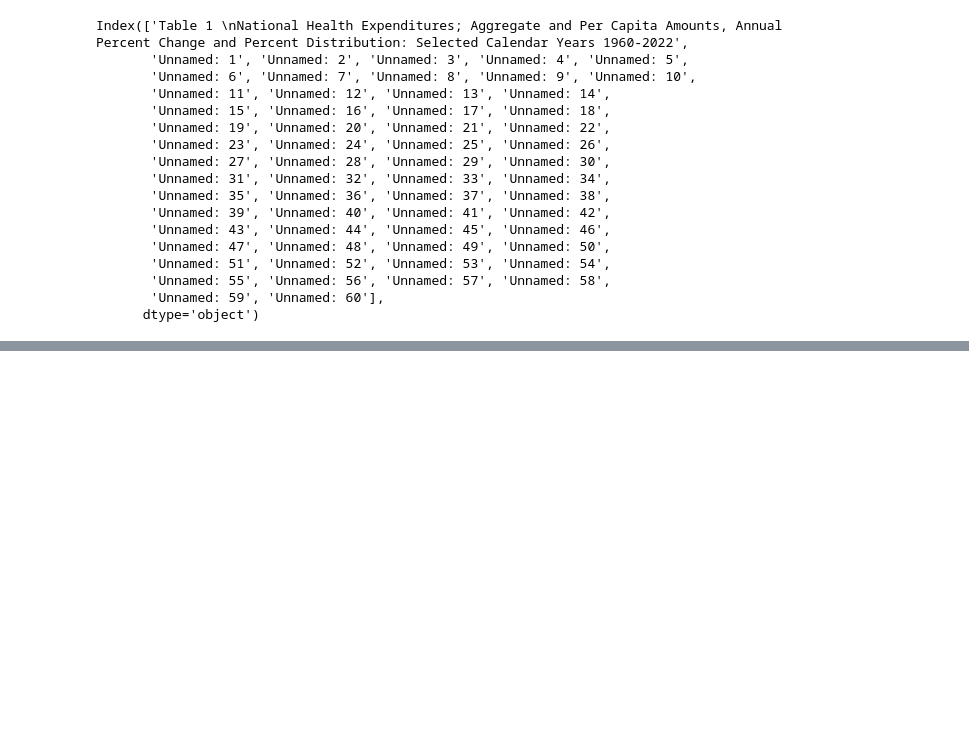
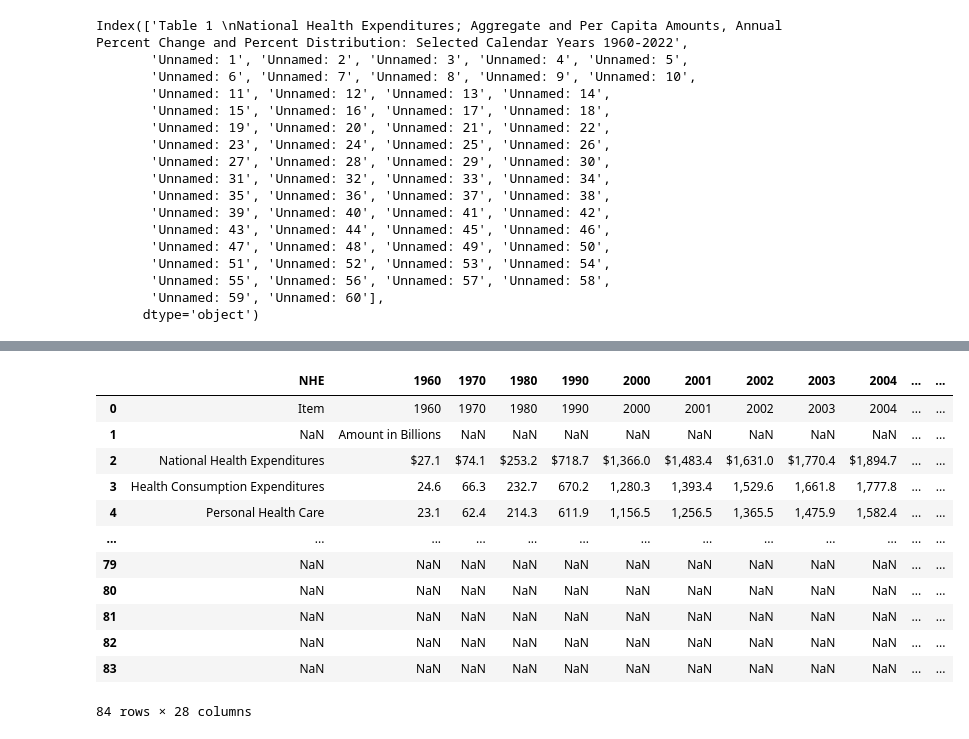
Before and after one commit to Lyduska/Better_Health, a Jupyter notebook: notebook/Better_health.ipynb, the cells around one changed output, grey strips where cells are left out. Cells and saved outputs as stored; diff of their text form; code cells hidden in the pictures; blank space fills up the shorter version.

```diff
--- a/notebook/Better_health.ipynb
+++ b/notebook/Better_health.ipynb
@@ -82,3 +198,12 @@ Index(['Table 1 \nNational Health Expenditures; Aggregate and Per Capita Amounts
        'Unnamed: 55', 'Unnamed: 56', 'Unnamed: 57', 'Unnamed: 58',
        'Unnamed: 59', 'Unnamed: 60'],
       dtype='object')
+# %%
+
+nhe_df1 = nhe_df.drop(columns=['Unnamed: 28','Unnamed: 29','Unnamed: 30','Unnamed: 31','Unnamed: 32','Unnamed: 33', 'Unnamed: 34', 'Unnamed: 35',
+                              'Unnamed: 36','Unnamed: 37', 'Unnamed: 38', 'Unnamed: 39', 'Unnamed: 40', 'Unnamed: 41', 'Unnamed: 42','Unnamed: 43',
+                              'Unnamed: 44','Unnamed: 45', 'Unnamed: 46','Unnamed: 47', 'Unnamed: 48', 'Unnamed: 49', 'Unnamed: 50', 'Unnamed: 51',
+                              'Unnamed: 52','Unnamed: 53', 'Unnamed: 54', 'Unnamed: 55', 'Unnamed: 56', 'Unnamed: 57', 'Unnamed: 58', 'Unnamed: 59',
+                              'Unnamed: 60'])
+
+nhe_df1
@@ -84,0 +224,25 @@ Index(['Table 1 \nNational Health Expenditures; Aggregate and Per Capita Amounts
+# %%
+
+nhe_df1=nhe_df1.rename(columns ={'Table 1 \nNational Health Expenditures; Aggregate and Per Capita Amounts, Annual Percent Change and Percent Distribution: Selected Calendar Years 1960-2022': 'NHE',
+       'Unnamed: 1': '1960', 'Unnamed: 2': '1970', 'Unnamed: 3': '1980','Unnamed: 4': '1990', 'Unnamed: 5':'2000',
+       'Unnamed: 6':'2001', 'Unnamed: 7':'2002', 'Unnamed: 8':'2003', 'Unnamed: 9':'2004', 'Unnamed: 10':'2005',
+       'Unnamed: 11':'2006', 'Unnamed: 12':'2007', 'Unnamed: 13':'2008', 'Unnamed: 14':'2009',
+       'Unnamed: 15':'2010', 'Unnamed: 16':'2011', 'Unnamed: 17': '2012', 'Unnamed: 18':'2013',
+       'Unnamed: 19':'2014', 'Unnamed: 20':'2015', 'Unnamed: 21':'2016', 'Unnamed: 22':'2017',
+       'Unnamed: 23':'2018', 'Unnamed: 24':'2019', 'Unnamed: 25':'2020', 'Unnamed: 26':'2021',
+       'Unnamed: 27':'2022'})
+nhe_df1
+# %% [output]
+|  | NHE | 1960 | 1970 | 1980 | 1990 | 2000 | 2001 | 2002 | 2003 | 2004 | ... | ... |
+| 0 | Item | 1960 | 1970 | 1980 | 1990 | 2000 | 2001 | 2002 | 2003 | 2004 | ... | ... |
+| 1 | NaN | Amount in Billions | NaN | NaN | NaN | NaN | NaN | NaN | NaN | NaN | ... | ... |
+| 2 | National Health Expenditures | $27.1 | $74.1 | $253.2 | $718.7 | $1,366.0 | $1,483.4 | $1,631.0 | $1,770.4 | $1,894.7 | ... | ... |
+| 3 | Health Consumption Expenditures | 24.6 | 66.3 | 232.7 | 670.2 | 1,280.3 | 1,393.4 | 1,529.6 | 1,661.8 | 1,777.8 | ... | ... |
+| 4 | Personal Health Care | 23.1 | 62.4 | 214.3 | 611.9 | 1,156.5 | 1,256.5 | 1,365.5 | 1,475.9 | 1,582.4 | ... | ... |
+| ... | ... | ... | ... | ... | ... | ... | ... | ... | ... | ... | ... | ... |
+| 79 | NaN | NaN | NaN | NaN | NaN | NaN | NaN | NaN | NaN | NaN | ... | ... |
+| 80 | NaN | NaN | NaN | NaN | NaN | NaN | NaN | NaN | NaN | NaN | ... | ... |
+| 81 | NaN | NaN | NaN | NaN | NaN | NaN | NaN | NaN | NaN | NaN | ... | ... |
+| 82 | NaN | NaN | NaN | NaN | NaN | NaN | NaN | NaN | NaN | NaN | ... | ... |
+| 83 | NaN | NaN | NaN | NaN | NaN | NaN | NaN | NaN | NaN | NaN | ... | ... |
+84 rows × 28 columns
```
Also changed, not shown: parts of 12 cells of this notebook.
